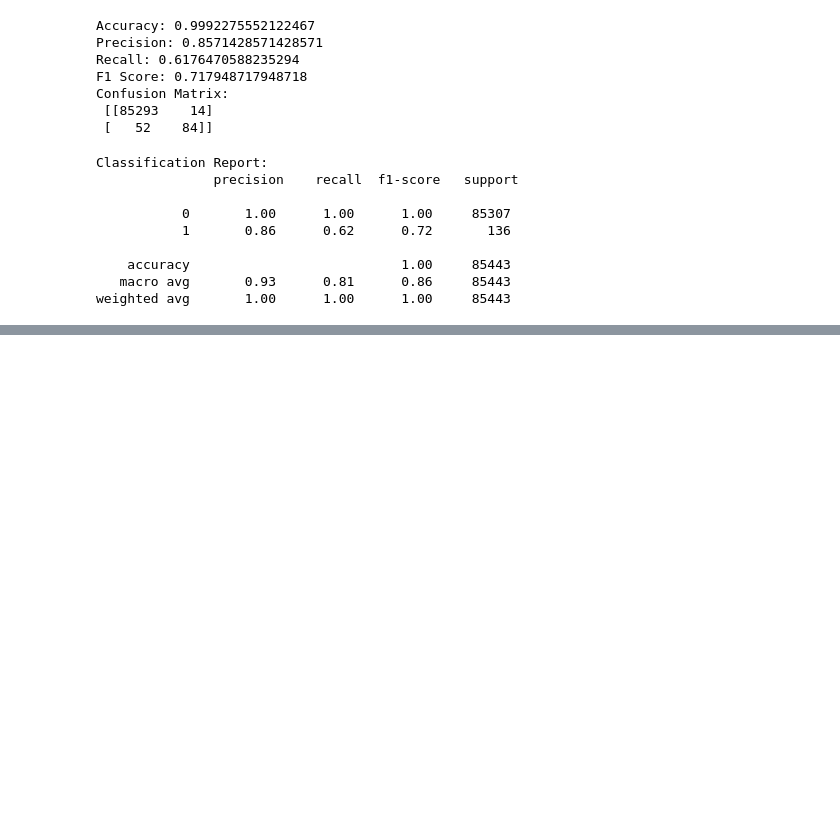
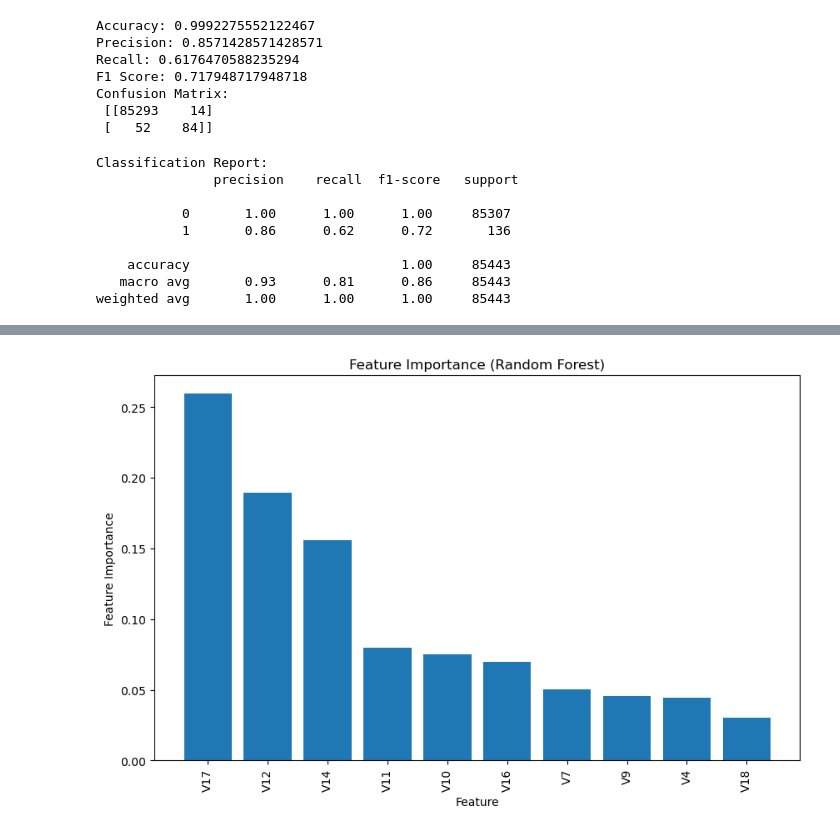
Before and after one commit to AnkitDogra-07/Research-CSE-V, a Jupyter notebook: Work/Notebooks for Data Cleaning/creditcard-notebook.ipynb, the cells around one changed output, grey strips where cells are left out. Cells and saved outputs as stored; diff of their text form; code cells hidden in the pictures; blank space fills up the shorter version.

```diff
--- a/Work/Notebooks for Data Cleaning/creditcard-notebook.ipynb
+++ b/Work/Notebooks for Data Cleaning/creditcard-notebook.ipynb
@@ -318,0 +370,17 @@ weighted avg       1.00      1.00      1.00     85443
+# %%
+feature_importance = rf_model.feature_importances_
+feature_names = X_test_selected.columns
+
+# Sort feature importance scores in descending order
+sorted_idx = feature_importance.argsort()[::-1]
+
+# Plot feature importances
+plt.figure(figsize=(10, 6))
+plt.bar(range(X_test_selected.shape[1]), feature_importance[sorted_idx], align='center')
+plt.xticks(range(X_test_selected.shape[1]), feature_names[sorted_idx], rotation=90)
+plt.xlabel('Feature')
+plt.ylabel('Feature Importance')
+plt.title('Feature Importance (Random Forest)')
+plt.show()
+# %% [output]
+[figure, added]
```
Also changed, not shown: parts of 5 cells of this notebook.
